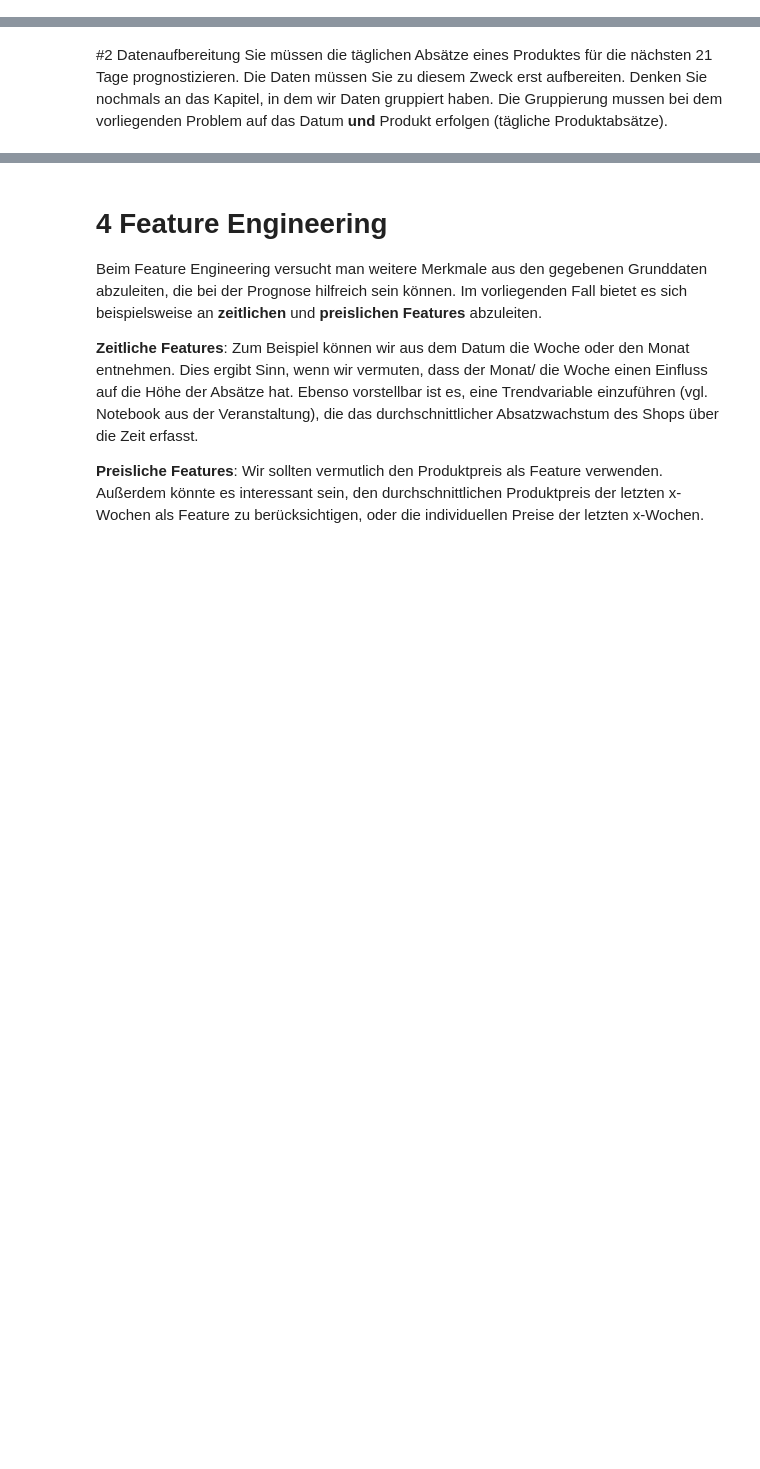
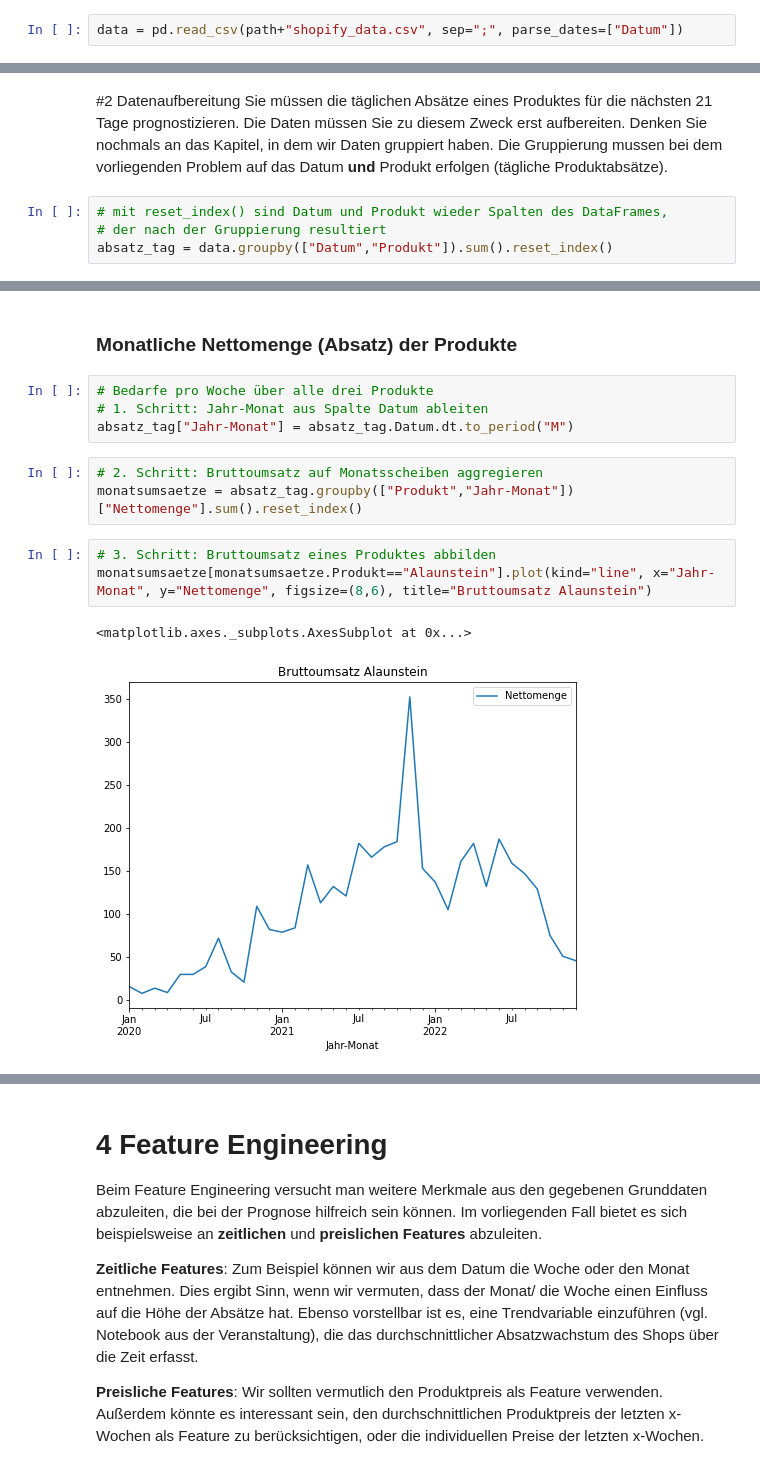
Before and after one commit to AlexKressner/Vorlesung-Business-Intelligence-Anwendungen, a Jupyter notebook: Case_Study_Shopify_Barber_Sales.ipynb, the cells around one changed output, grey strips where cells are left out. Drawn from its saved outputs; the diff is of its cells as text; blank space fills up the shorter version.

```diff
--- a/Case_Study_Shopify_Barber_Sales.ipynb
+++ b/Case_Study_Shopify_Barber_Sales.ipynb
@@ -10,0 +24,2 @@ Bitte achten Sie hier darauf, dass die Datentypen für die Werte in den Spalten
+# %%
+data = pd.read_csv(path+"shopify_data.csv", sep=";", parse_dates=["Datum"])
@@ -11,3 +51,7 @@ Bitte achten Sie hier darauf, dass die Datentypen für die Werte in den Spalten
 # %% [markdown]
 #2 Datenaufbereitung
 Sie müssen die täglichen Absätze eines Produktes für die nächsten 21 Tage prognostizieren. Die Daten müssen Sie zu diesem Zweck erst aufbereiten. Denken Sie nochmals an das Kapitel, in dem wir Daten gruppiert haben. Die Gruppierung mussen bei dem vorliegenden Problem auf das Datum **und** Produkt erfolgen (tägliche Produktabsätze).
+# %%
+# mit reset_index() sind Datum und Produkt wieder Spalten des DataFrames,
+# der nach der Gruppierung resultiert
+absatz_tag = data.groupby(["Datum","Produkt"]).sum().reset_index()
@@ -16,0 +90,15 @@ Verschaffen Sie sich erst einmal einen Überblick zu den Absatzzahlen (für alle
+# %% [markdown]
+### Monatliche Nettomenge (Absatz) der Produkte
+# %%
+# Bedarfe pro Woche über alle drei Produkte
+# 1. Schritt: Jahr-Monat aus Spalte Datum ableiten
+absatz_tag["Jahr-Monat"] = absatz_tag.Datum.dt.to_period("M")
+# %%
+# 2. Schritt: Bruttoumsatz auf Monatsscheiben aggregieren
+monatsumsaetze = absatz_tag.groupby(["Produkt","Jahr-Monat"])["Nettomenge"].sum().reset_index()
+# %%
+# 3. Schritt: Bruttoumsatz eines Produktes abbilden
+monatsumsaetze[monatsumsaetze.Produkt=="Alaunstein"].plot(kind="line", x="Jahr-Monat", y="Nettomenge", figsize=(8,6), title="Bruttoumsatz Alaunstein")
+# %% [output]
+<matplotlib.axes._subplots.AxesSubplot at 0x...>
+[figure, added]
```
Also changed, not shown: parts of 58 cells of this notebook.
